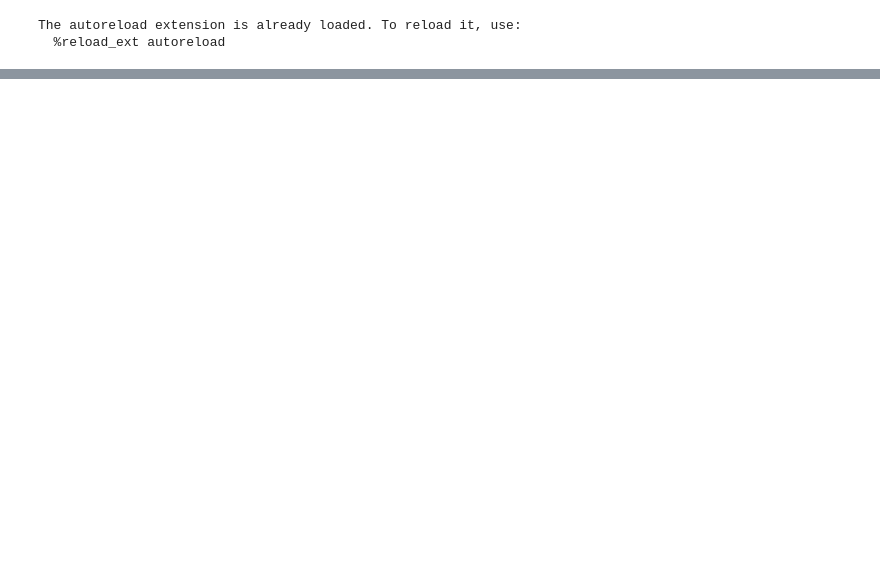
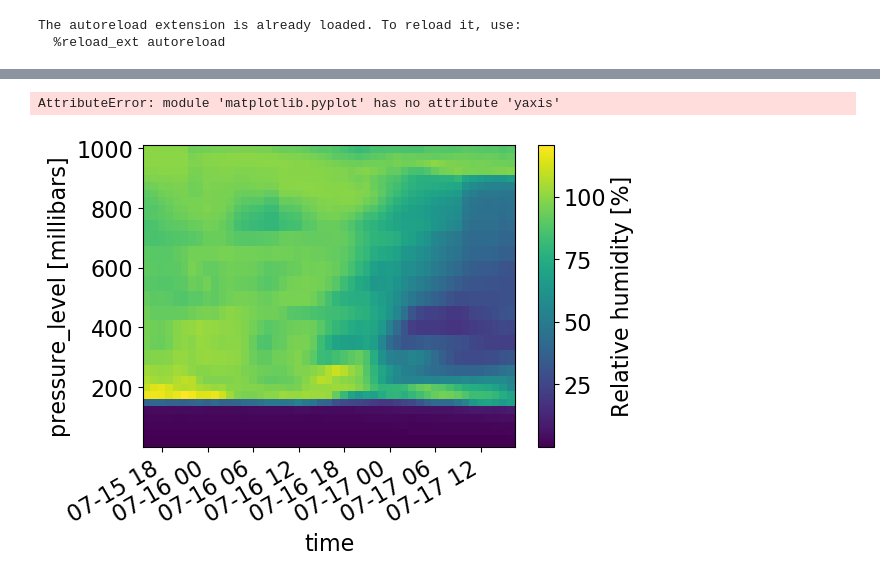
Before and after one commit to jkcm/uw-trajectory, a Jupyter notebook: notebooks/sample_trajectory_code.ipynb, the cells around one changed output, grey strips where cells are left out. Drawn from its saved outputs; the diff is of its cells as text; code cells hidden in the pictures; blank space fills up the shorter version.

Commit message:
updated sample code with using add_ERA_to_trajectory code, also some plots

```diff
--- a/notebooks/sample_trajectory_code.ipynb
+++ b/notebooks/sample_trajectory_code.ipynb
@@ -36,5 +40,4 @@ Attributes:
 # %%
-all_datasets = utd.all_datasets
-print(all_datasets)
-datasets_to_include = ['ERA', 'ERA_sfc'] #just doing these for now
+#just using add_ERA_to_trajectory:
+ds = add_ERA_to_trajectory(ds, box_degrees=2)
 # %% [output]
@@ -42,2 +61,6 @@ datasets_to_include = ['ERA', 'ERA_sfc'] #just doing these for now
 # %%
-ds = utd.make_trajectory(ds, skip=[i for i in all_datasets if not i in datasets_to_include])
+# #doing it using unified_traj_data, also including ERA_sfc; this could also be done as after add_ERA_to_trajectory (just import and call add_ERA_sfc_to_trajectory as well),
+# all_datasets = utd.all_datasets
+# print(all_datasets)
+# datasets_to_include = ['ERA', 'ERA_sfc'] #just doing these for now
+# ds = utd.make_trajectory(ds, skip=[i for i in all_datasets if not i in datasets_to_include])
@@ -79,3 +84,9 @@ Data variables:
     HYSPLIT_reference:  Stein, A.F., Draxler, R.R, Rolph, G.D., Stunder, B.J....
     ERA_params:         ERA5 data acquired from ECWMF Copernicus at cds.clima...
     ERA_reference:      Copernicus Climate Change Service (C3S) (2017): ERA5:...
+# %%
+ds.ERA_r.plot(x='time')
+plt.yaxis.invert()
+# %% [output]
+AttributeError: module 'matplotlib.pyplot' has no attribute 'yaxis'
+[figure, added]
```
Also changed, not shown: parts of 6 cells of this notebook.
